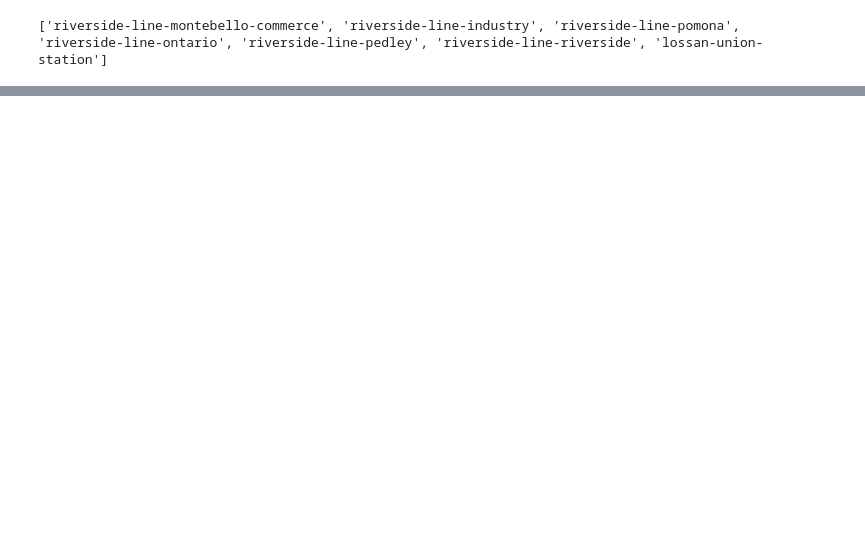
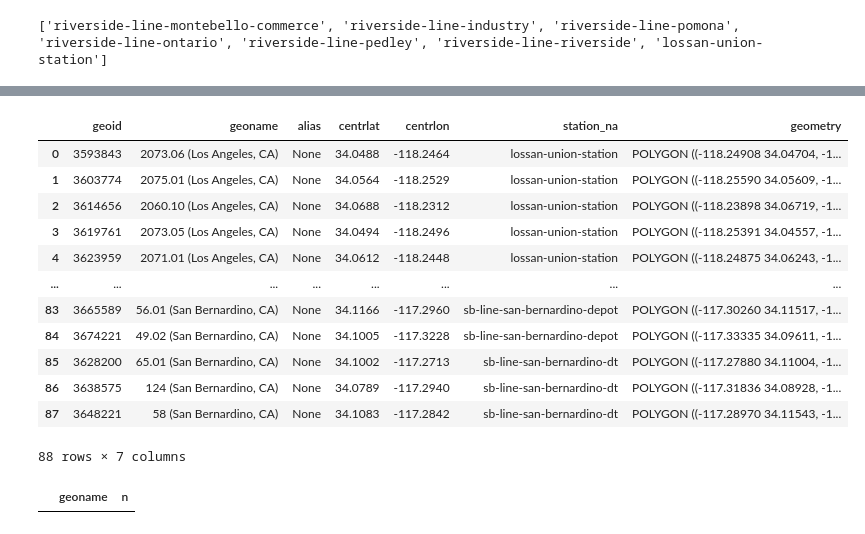
Before and after one commit to cal-itp/big-data-geoanalytics, a Jupyter notebook: replica/locations_selections/redefine_geographies.ipynb, the cells around one changed output, grey strips where cells are left out. Saved outputs shown, nothing was run; the diff lists cells and outputs as text; code cells hidden in the pictures; blank space fills up the shorter version.

Commit message:
add all stations

```diff
--- a/replica/locations_selections/redefine_geographies.ipynb
+++ b/replica/locations_selections/redefine_geographies.ipynb
@@ -229,3 +264,19 @@ The folder './station_destinations' and its contents have been successfully remo
 # %%
 ### test worked!
-# shp_test = gpd.read_file("riverside-line-ontario_destinations_riverside.zip")
+shp_test = gpd.read_file("sb-line-rialto_destinations_sb.zip")
+# %%
+shp_test
+# %% [output]
+|  | geoid | geoname | alias | centrlat | centrlon | station_na | geometry |
+| 0 | 3593843 | 2073.06 (Los Angeles, CA) | None | 34.0488 | -118.2464 | lossan-union-station | POLYGON ((-118.24908 34.04704, -1... |
+| 1 | 3603774 | 2075.01 (Los Angeles, CA) | None | 34.0564 | -118.2529 | lossan-union-station | POLYGON ((-118.25590 34.05609, -1... |
+| 2 | 3614656 | 2060.10 (Los Angeles, CA) | None | 34.0688 | -118.2312 | lossan-union-station | POLYGON ((-118.23898 34.06719, -1... |
+| 3 | 3619761 | 2073.05 (Los Angeles, CA) | None | 34.0494 | -118.2496 | lossan-union-station | POLYGON ((-118.25391 34.04557, -1... |
+| 4 | 3623959 | 2071.01 (Los Angeles, CA) | None | 34.0612 | -118.2448 | lossan-union-station | POLYGON ((-118.24875 34.06243, -1... |
+| ... | ... | ... | ... | ... | ... | ... | ... |
+| 83 | 3665589 | 56.01 (San Bernardino, CA) | None | 34.1166 | -117.2960 | sb-line-san-bernardino-depot | POLYGON ((-117.30260 34.11517, -1... |
+| 84 | 3674221 | 49.02 (San Bernardino, CA) | None | 34.1005 | -117.3228 | sb-line-san-bernardino-depot | POLYGON ((-117.33335 34.09611, -1... |
+| 85 | 3628200 | 65.01 (San Bernardino, CA) | None | 34.1002 | -117.2713 | sb-line-san-bernardino-dt | POLYGON ((-117.27880 34.11004, -1... |
+| 86 | 3638575 | 124 (San Bernardino, CA) | None | 34.0789 | -117.2940 | sb-line-san-bernardino-dt | POLYGON ((-117.31836 34.08928, -1... |
+| 87 | 3648221 | 58 (San Bernardino, CA) | None | 34.1083 | -117.2842 | sb-line-san-bernardino-dt | POLYGON ((-117.28970 34.11543, -1... |
+88 rows × 7 columns
@@ -231,0 +285,4 @@ The folder './station_destinations' and its contents have been successfully remo
+# %%
+shp_test>>count(_.geoname)>>filter(_.n>1)
+# %% [output]
+|  | geoname | n |
```
Also changed, not shown: parts of 10 cells of this notebook.
